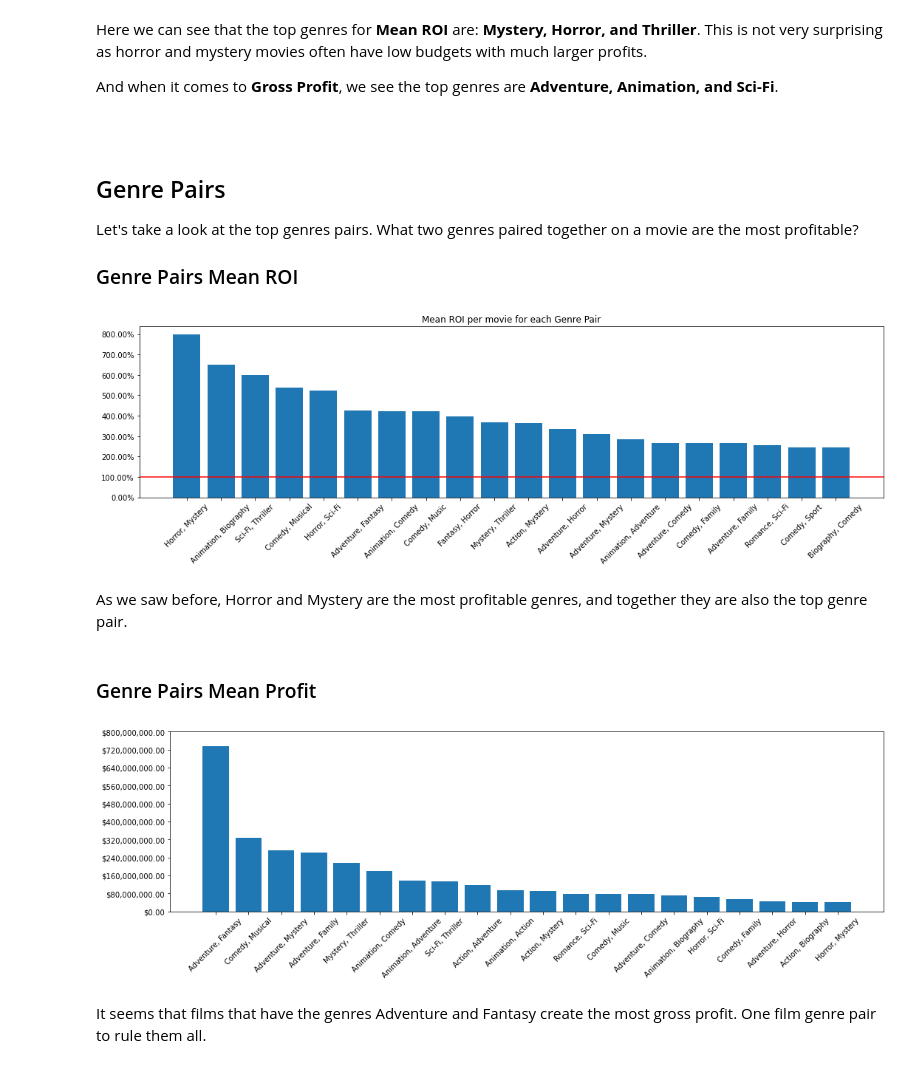
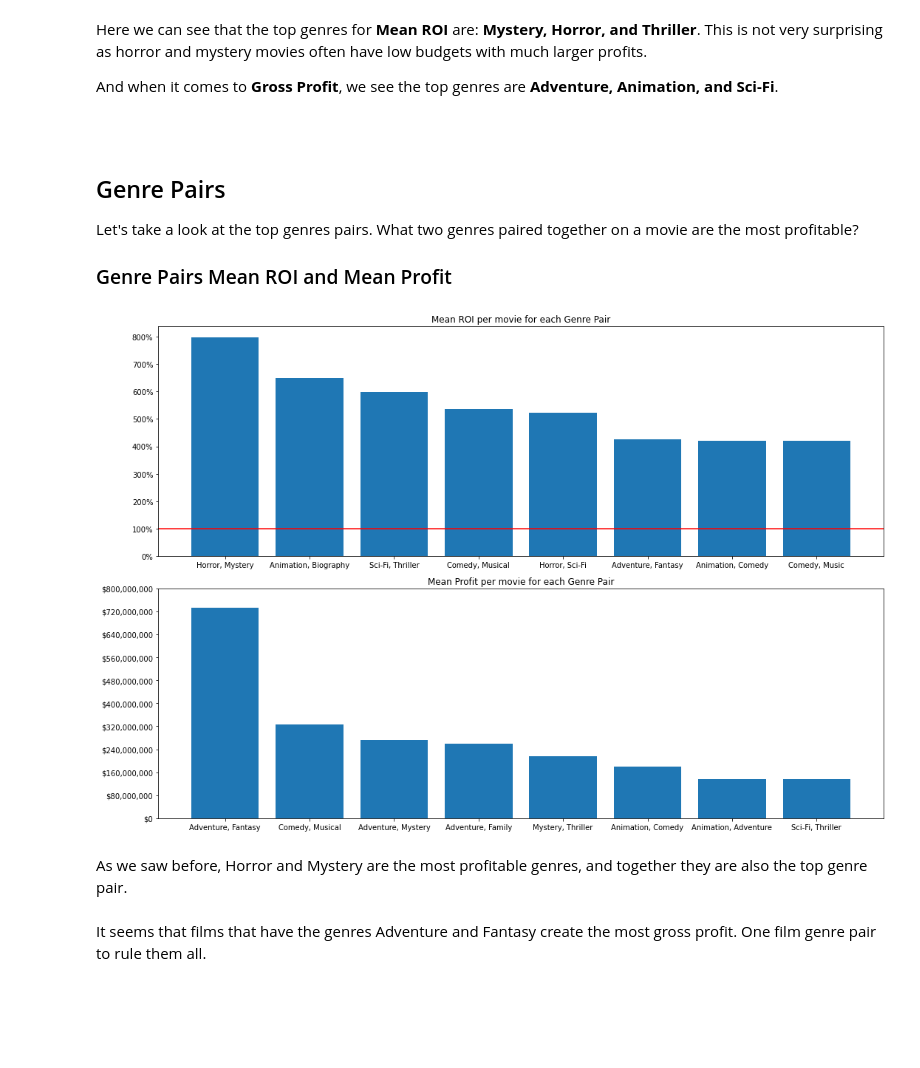
Before and after one commit to harryminds/Movie-Data-EDA, a Jupyter notebook: Movie Data EDA.ipynb, the cells around one changed output. Cells and saved outputs as stored; diff of their text form; code cells hidden in the pictures; blank space fills up the shorter version.

```diff
--- a/Movie Data EDA.ipynb
+++ b/Movie Data EDA.ipynb
@@ -308,34 +310,28 @@ And when it comes to <strong>Gross Profit</strong>, we see the top genres are <s
 
 Let's take a look at the top genres pairs. What two genres paired together on a movie are the most profitable?
 
-<h3>Genre Pairs Mean ROI</h3>
+<h3>Genre Pairs Mean ROI and Mean Profit</h3>
 # %%
-roi_by_double_genre = imdb_budgets.groupby(['genre_1','genre_2'])['roi'].median().sort_values(ascending=False)[:20]
+roi_by_double_genre = imdb_budgets.groupby(['genre_1','genre_2'])['roi'].median().sort_values(ascending=False)[:8]
 
-fig, ax = plt.subplots(figsize = (15,5))
-ax.bar([x[0] +', ' + x[1] for x in roi_by_double_genre.index], roi_by_double_genre)
-ax.set_title('Mean ROI per movie for each Genre Pair')
-ax.axhline(100, color='red')
-ax.yaxis.set_major_formatter('{x:,.0f}%')
-plt.xticks(rotation = 45)
+fig, ax = plt.subplots(2, figsize = (15,10))
+ax[0].bar([x[0] +', ' + x[1] for x in roi_by_double_genre.index], roi_by_double_genre)
+ax[0].set_title('Mean ROI per movie for each Genre Pair')
+ax[0].axhline(100, color='red')
+ax[0].yaxis.set_major_formatter('{x:,.0f}%')
+
+profit_by_double_genre = imdb_budgets.groupby(['genre_1','genre_2'])['profit'].median().sort_values(ascending=False)[:8]
+ax[1].bar([x[0] +', ' + x[1] for x in profit_by_double_genre.index], profit_by_double_genre)
+ax[1].set_title('Mean Profit per movie for each Genre Pair')
+ax[1].yaxis.set_ticks(np.linspace(0,800000000,11))
+ax[1].yaxis.set_major_formatter('${x:,.0f}')
+
 plt.tight_layout()
+fig.savefig('./figures/genre_pairs_roi_and_profit.png')
 # %% [output]
-[figure, old version]
+[figure, new version]
 # %% [markdown]
 As we saw before, Horror and Mystery are the most profitable genres, and together they are also the top genre pair.
-# %% [markdown]
-<h3>Genre Pairs Mean Profit</h3>
-# %%
-profit_by_double_genre = imdb_budgets.groupby(['genre_1','genre_2'])['profit'].median().sort_values(ascending=False)[:20]
-fig, ax = plt.subplots(figsize = (15,5))
-ax.bar([x[0] +', ' + x[1] for x in profit_by_double_genre.index], profit_by_double_genre)
-ax.set_title('')
-ax.yaxis.set_ticks(np.linspace(0,800000000,11))
-ax.yaxis.set_major_formatter('${x:,.0f}')
-plt.xticks(rotation = 45)
-plt.tight_layout()
-# %% [output]
-[figure, removed]
 # %% [markdown]
 It seems that films that have the genres Adventure and Fantasy create the most gross profit. One film genre pair to rule them all.
 # %% [markdown]
```
Also changed, not shown: parts of 10 cells of this notebook, 9 other files.
